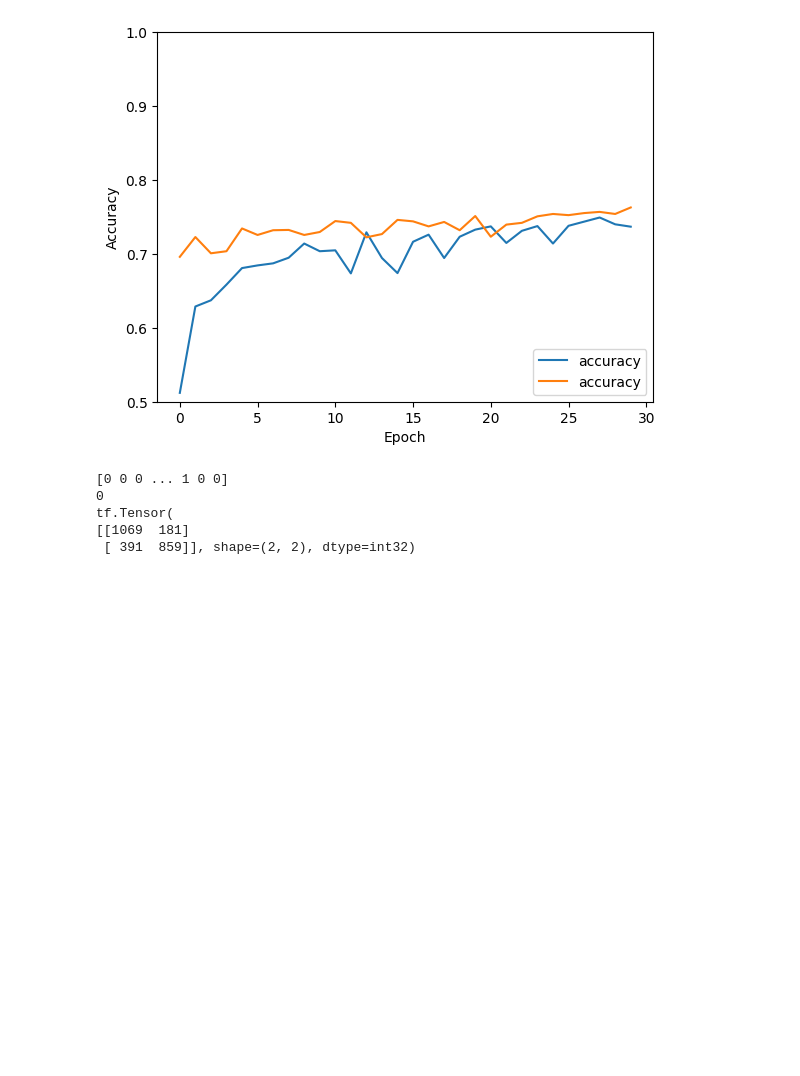
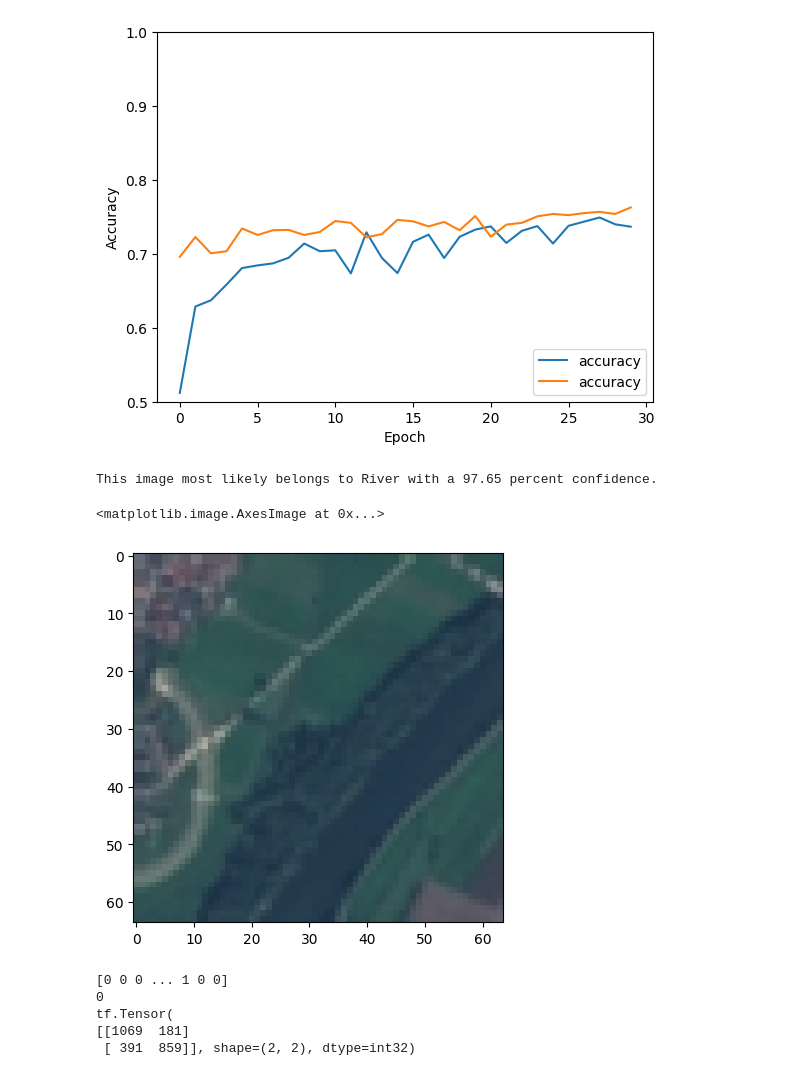
Before and after one commit to AmadLaghari/MakeAIWork2, a Jupyter notebook: opdrachten/practica/week07/image_recognition/notebook/nn_confusionmatrix(klaar).ipynb, the cells around one changed output. Saved outputs shown, nothing was run; the diff lists cells and outputs as text; code cells hidden in the pictures; blank space fills up the shorter version.

```diff
--- a/opdrachten/practica/week07/image_recognition/notebook/nn_confusionmatrix(klaar).ipynb
+++ b/opdrachten/practica/week07/image_recognition/notebook/nn_confusionmatrix(klaar).ipynb
@@ -291,6 +291,25 @@ array([[  1.3933303,   1.2136067,  -9.418368 , -11.1958065, -10.3061285,
         -11.595018 , -11.430423 , -10.807402 , -12.357524 , -12.183955 ]],
       dtype=float32)
 [figure]
+# %%
+i = random.randint(3, 499)
+img = trainSet[i]
+img_array = tf.keras.utils.img_to_array(img)
+img_array = tf.expand_dims(img_array, 0)
+predictions = model.predict(img_array)
+score = tf.nn.softmax(predictions[0])
+
+print(
+    "This image most likely belongs to {} with a {:.2f} percent confidence."
+    .format(labelNames[np.argmax(score)], 100 * np.max(score))
+)
+
+
+plt.imshow(img)
+# %% [output]
+This image most likely belongs to River with a 97.65 percent confidence.
+<matplotlib.image.AxesImage at 0x...>
+[figure, added]
 # %%
 pred = model.predict(testSet, batch_size=16)
 pred = np.argmax(pred, axis=-1)
```
Also changed, not shown: 10 other files.
